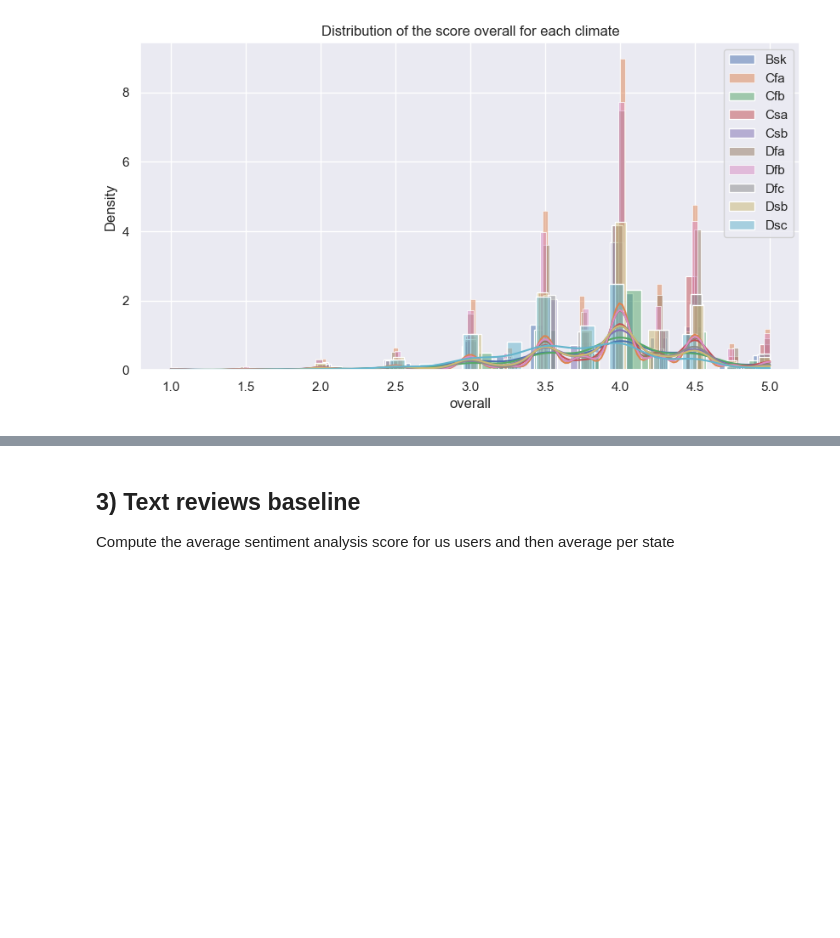
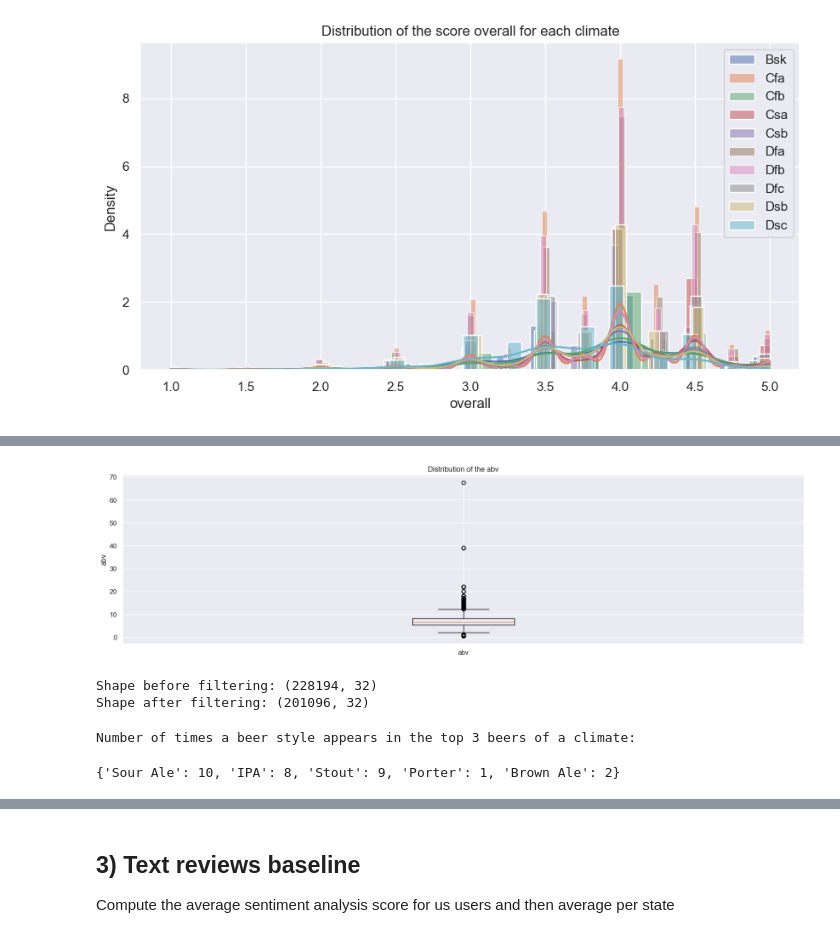
Before and after one commit to epfl-ada/ada-2023-project-riskybiscuits, a Jupyter notebook: main2_0.ipynb, the cells around one changed output, grey strips where cells are left out. Drawn from its saved outputs; the diff is of its cells as text; code cells hidden in the pictures; blank space fills up the shorter version.

```diff
--- a/main2_0.ipynb
+++ b/main2_0.ipynb
@@ -483,0 +492,23 @@ display(data_to_plot)
+# %%
+us_abv_ratings = us_users_ratings.copy()
+# %%
+#boxplot of abv of the us
+fig, ax = plt.subplots(figsize=(20, 5))
+ax.boxplot(us_abv_ratings["abv"])
+ax.set_xticklabels(["abv"])
+ax.set_ylabel("abv")
+ax.set_title("Distribution of the abv")
+plt.show()
+# %% [output]
+[figure, added]
+# %%
+#keep only the beers which have an abv between 0 and 95% (to remove outliers)
+quantile_5 = us_abv_ratings["abv"].quantile(0.05)
+quantile_95 = us_abv_ratings["abv"].quantile(0.95)
+
+print("Shape before filtering:", us_abv_ratings.shape)
+us_abv_ratings = us_abv_ratings[(us_abv_ratings["abv"] > quantile_5) & (us_abv_ratings["abv"] < quantile_95)]
+print("Shape after filtering:", us_abv_ratings.shape)
+# %% [output]
+Shape before filtering: (228194, 32)
+Shape after filtering: (201096, 32)
@@ -483,0 +526,27 @@ display(data_to_plot)
+# %%
+keeping_best_beers = {}
+count_style_occurences = {}
+
+#create new dataframes containign the best three beers for each climate
+for climate, climate_df in climate_dataframes.items():
+    us_grouped_beers = climate_df.groupby("general_style")
+    us_overall_means = us_grouped_beers["overall"].mean()
+    us_overall_means = us_overall_means.sort_values(ascending=False)
+
+    #keep only the three best beers
+    best_three = us_overall_means[:3]
+
+    #count the number of occurences of each style of beer
+    for beer in best_three.index:
+        if beer not in count_style_occurences.keys():
+            count_style_occurences[beer] = 1
+        else:
+            count_style_occurences[beer] += 1
+
+    keeping_best_beers[climate] = climate_df[climate_df["general_style"].isin(best_three.index)].reset_index(drop=True)
+
+print("Number of times a beer style appears in the top 3 beers of a climate: ")
+display(count_style_occurences)
+# %% [output]
+Number of times a beer style appears in the top 3 beers of a climate:
+{'Sour Ale': 10, 'IPA': 8, 'Stout': 9, 'Porter': 1, 'Brown Ale': 2}
```
Also changed, not shown: parts of 19 cells of this notebook, 1 other file.
